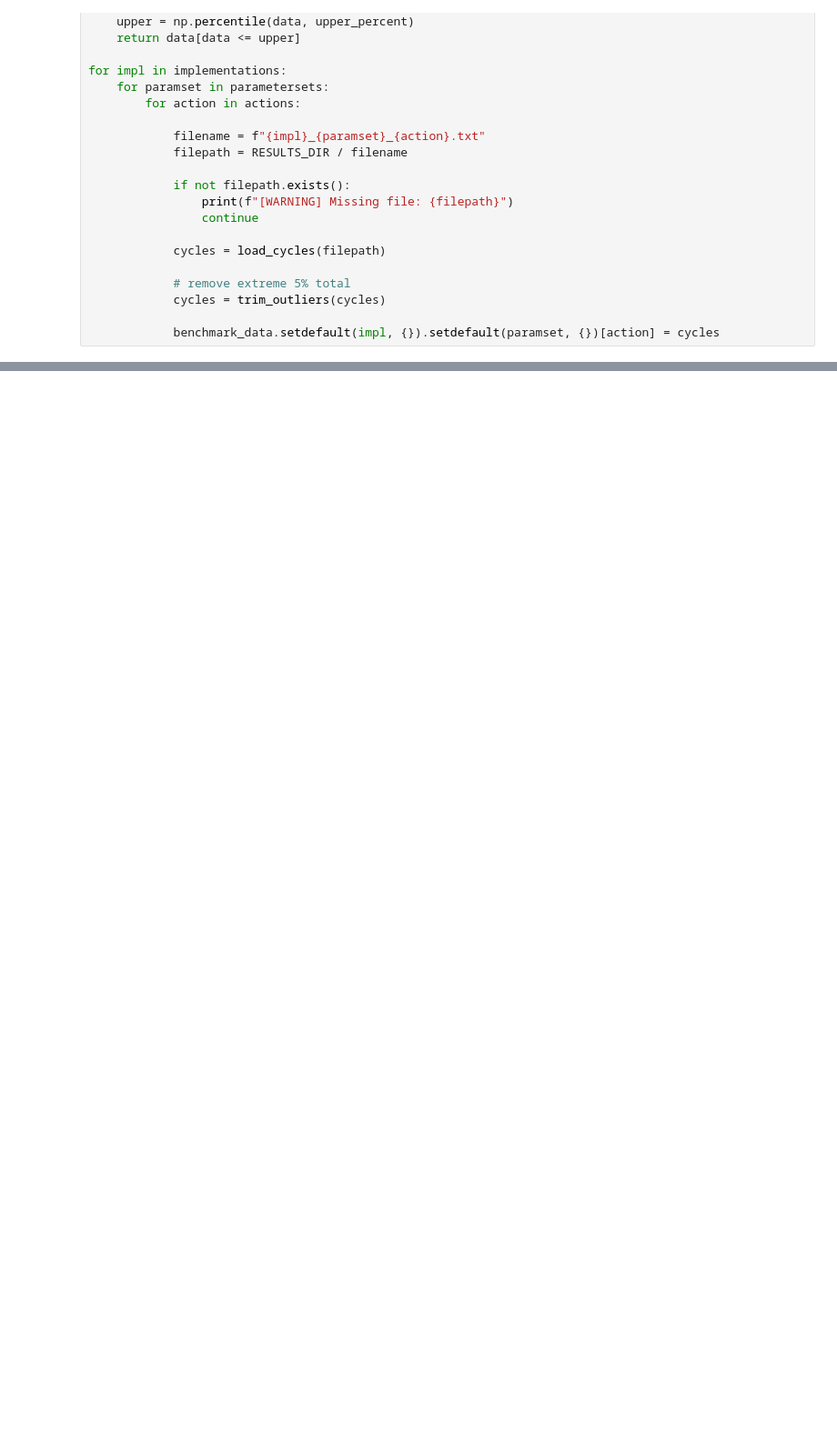
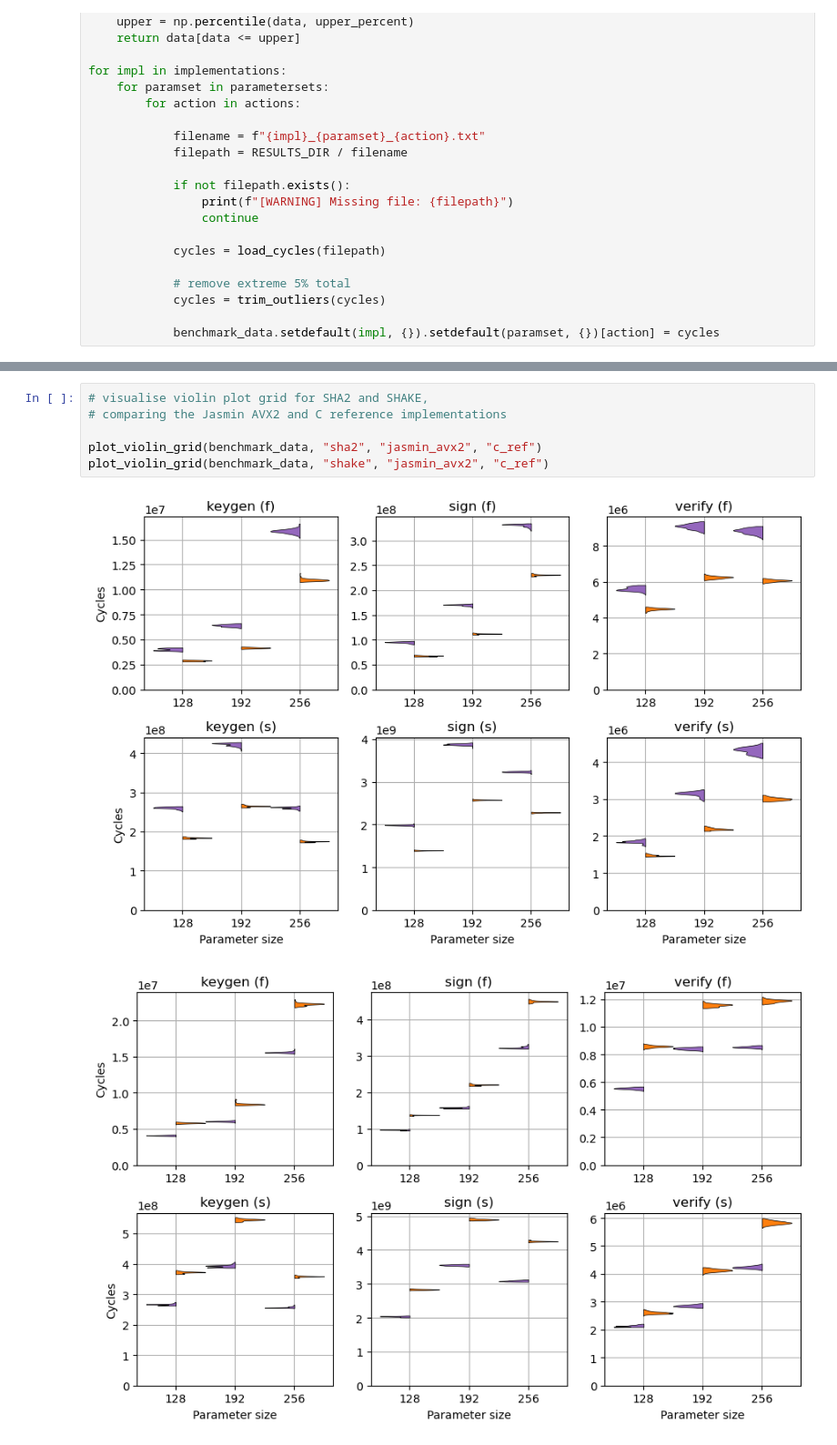
Before and after one commit to Klinkerklank/spx, a Jupyter notebook: bench/plot_bench_results.ipynb, the cells around one changed output, grey strips where cells are left out. Shown at 91% size. Saved outputs shown, nothing was run; the diff lists cells and outputs as text; blank space fills up the shorter version.

Commit message:
performed full benchmarking run

```diff
--- a/bench/plot_bench_results.ipynb
+++ b/bench/plot_bench_results.ipynb
@@ -294,0 +288,9 @@ plot_violin_grid(benchmark_data, "shake", "jasmin_avx2", "openssl")
+# %%
+# visualise violin plot grid for SHA2 and SHAKE,
+# comparing the Jasmin AVX2 and C reference implementations
+
+plot_violin_grid(benchmark_data, "sha2", "jasmin_avx2", "c_ref")
+plot_violin_grid(benchmark_data, "shake", "jasmin_avx2", "c_ref")
+# %% [output]
+[figure, new version]
+[figure, new version]
```
Also changed, not shown: parts of 4 cells of this notebook, 1 other file.
